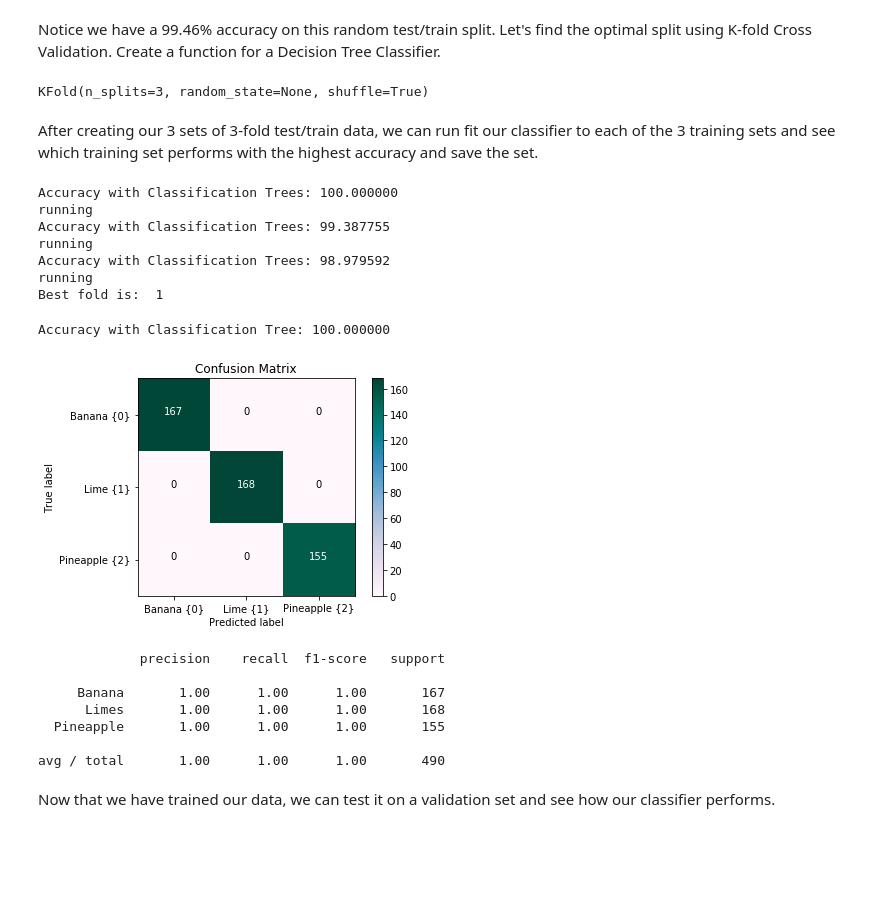
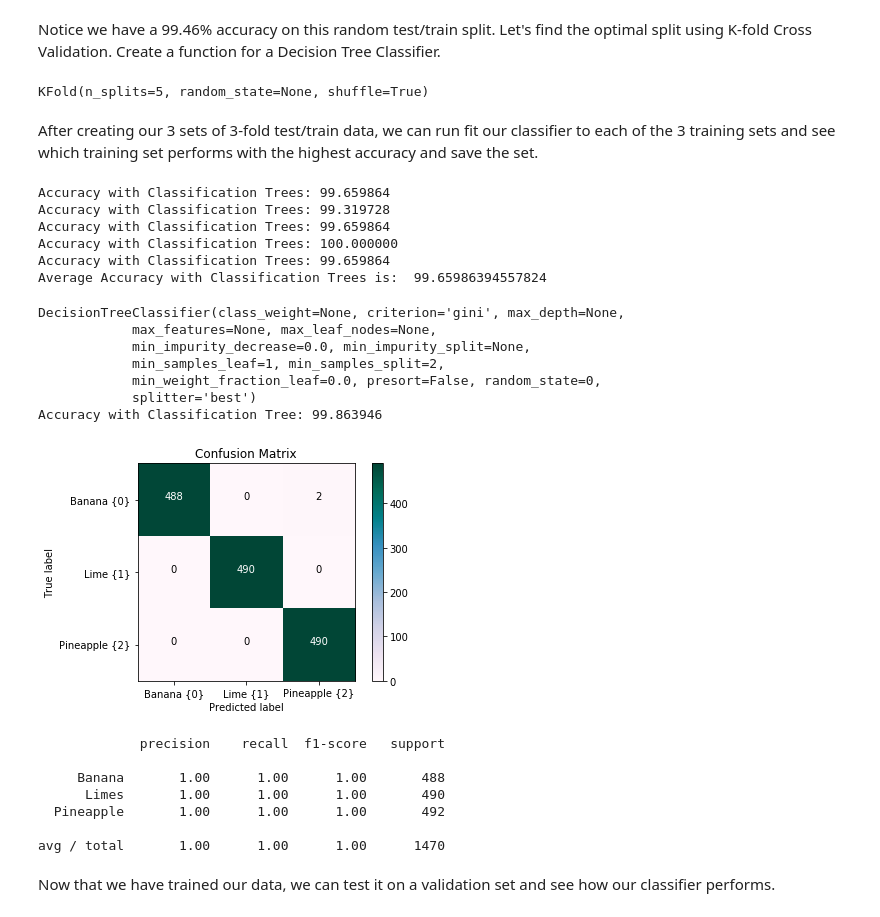
Before and after one commit to safashaikh/MLFinalProj, a Jupyter notebook: MLFinalProj.ipynb, the cells around one changed output. Drawn from its saved outputs; the diff is of its cells as text; code cells hidden in the pictures; blank space fills up the shorter version.

```diff
--- a/MLFinalProj.ipynb
+++ b/MLFinalProj.ipynb
@@ -789,7 +789,7 @@ def DTClassifier(X_train,X_test,y_train,y_test):
 from sklearn.model_selection import KFold
 X = pca_result
 y = label_ids
-kf = KFold(n_splits=3, shuffle=True)
+kf = KFold(n_splits=5, shuffle=True)
 kf.get_n_splits(X)
 print(kf)
 X_tr_l = []
@@ -805,54 +805,62 @@ for train_index, test_index in kf.split(X):
     y_tr_l.append(y_train)
     y_test_l.append(y_test)
 # %% [output]
-KFold(n_splits=3, random_state=None, shuffle=True)
+KFold(n_splits=5, random_state=None, shuffle=True)
 # %% [markdown]
 After creating our 3 sets of 3-fold test/train data, we can run fit our classifier to each of the 3 training sets and see which training set performs with the highest accuracy and save the set.
 # %%
 accuracy = []
 for i in range(len(X_tr_l)):
     accuracy.append(DTClassifier(X_tr_l[i],X_test_l[i],y_tr_l[i],y_test_l[i]))
-    print("running")
+    #print("running")
 idx = np.argmax(accuracy)
-X_train = X_tr_l[idx]
-X_test = X_test_l[idx]
-y_train = y_tr_l[idx]
-y_test= y_test_l[idx]
+#X_train = X_tr_l[idx]
+#X_test = X_test_l[idx]
+#y_train = y_tr_l[idx]
+#y_test= y_test_l[idx]
 #print(X_train.shape,X_test.shape)
-print("Best fold is: ",idx+1)
+X_train, X_test, y_train, y_test = train_test_split(pca_result, label_ids, test_size=0.25, random_state=42)
+#print("Best fold is: ",idx+1)
+print("Average Accuracy with Classification Trees is: ",np.mean(accuracy))
 # %% [output]
+Accuracy with Classification Trees: 99.659864
+Accuracy with Classification Trees: 99.319728
+Accuracy with Classification Trees: 99.659864
 Accuracy with Classification Trees: 100.000000
-running
-Accuracy with Classification Trees: 99.387755
-running
-Accuracy with Classification Trees: 98.979592
-running
-Best fold is:  1
+Accuracy with Classification Trees: 99.659864
+Average Accuracy with Classification Trees is:  99.65986394557824
 # %%
 DT = DecisionTreeClassifier(random_state=0)
+print(DT)
 DT.fit(X_train,y_train)
-y_pred = DT.predict(X_test)
-precision = accuracy_score(y_pred, y_test) * 100
+y_pred = DT.predict(pca_result)
+precision = accuracy_score(y_pred, label_ids) * 100
 print("Accuracy with Classification Tree: {0:.6f}".format(precision))
 
 # Compute confusion matrix
-cnf_matrix = confusion_matrix(y_test,y_pred)
+cnf_matrix = confusion_matrix(label_ids,y_pred)
 np.set_printoptions(precision=2)
 
 # Plot non-normalized confusion matrix
 
 plot_confusion_matrix2(cnf_matrix)
-print(classification_report(y_pred, y_test,target_names=label_names))
+print(classification_report(y_pred, label_ids,target_names=label_names))
 # %% [output]
-Accuracy with Classification Tree: 100.000000
+DecisionTreeClassifier(class_weight=None, criterion='gini', max_depth=None,
+            max_features=None, max_leaf_nodes=None,
+            min_impurity_decrease=0.0, min_impurity_split=None,
+            min_samples_leaf=1, min_samples_split=2,
+            min_weight_fraction_leaf=0.0, presort=False, random_state=0,
+            splitter='best')
+Accuracy with Classification Tree: 99.863946
-[figure, old version]
+[figure, new version]
              precision    recall  f1-score   support
 
-     Banana       1.00      1.00      1.00       167
-      Limes       1.00      1.00      1.00       168
-  Pineapple       1.00      1.00      1.00       155
+     Banana       1.00      1.00      1.00       488
+      Limes       1.00      1.00      1.00       490
+  Pineapple       1.00      1.00      1.00       492
 
-avg / total       1.00      1.00      1.00       490
+avg / total       1.00      1.00      1.00      1470
 # %% [markdown]
 Now that we have trained our data, we can test it on a validation set and see how our classifier performs.
 # %%
```
Also changed, not shown: parts of 5 cells of this notebook.
